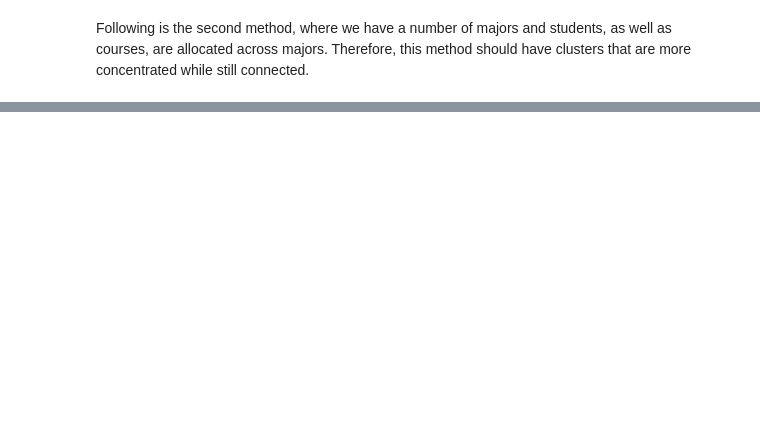
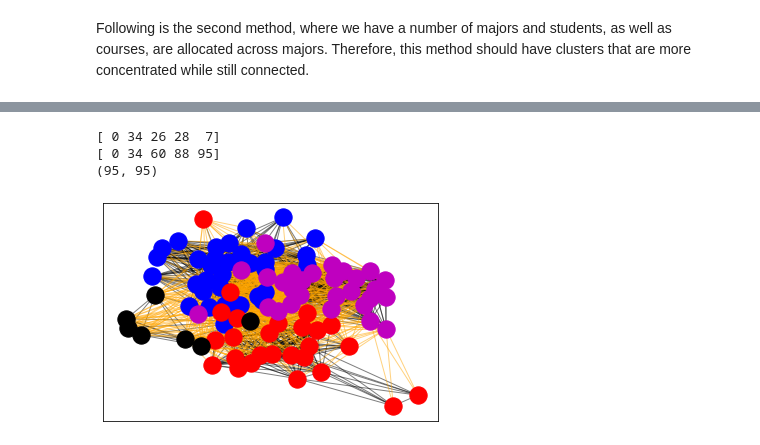
Before and after one commit to conlaw/OptimalDiseaseTesting, a Jupyter notebook: Simulating University Data.ipynb, the cells around one changed output, grey strips where cells are left out. Saved outputs shown, nothing was run; the diff lists cells and outputs as text; code cells hidden in the pictures; blank space fills up the shorter version.

```diff
--- a/Simulating University Data.ipynb
+++ b/Simulating University Data.ipynb
@@ -151,18 +264,0 @@ nx.draw(G2)
-# %%
-#plot A2, but exclude those are not connected to the rest of graph,
-excludeNode2=sum(A2)==0
-nodeLeft=sum(excludeNode2==False)
-A2exclude=A2
-A2exclude=np.delete(A2exclude,excludeNode2)
-A2exclude=np.delete(A2exclude,excludeNode2,1)
-
-G3=nx.Graph()
-G3.add_nodes_from([i for i in range(nodeLeft)])
-#nx.draw(G)
-for i in range(nodeLeft):
-    for j in range(i, nodeLeft):
-        if A2exclude[i,j]==1:
-            G3.add_edge(i,j)
-        else: continue
-
-nx.draw(G3)
@@ -171,0 +265,61 @@ AxisError: axis 1 is out of bounds for array of dimension 1
+# %%
+#plot A2, but exclude those are not connected to the rest of graph,
+excludeNode2=sum(A2)==0
+excludeNodeIndex2=np.where(excludeNode2)[0]
+#print(excludeNodeIndex2)
+excludeMSmajor2=np.delete(MSmajor,excludeNodeIndex2)
+excludeMScounter=Counter(excludeMSmajor2)
+excludeMS=[0]
+for i in range(M):
+    excludeMS=np.append(excludeMS,[excludeMScounter[i]],0)
+print(excludeMS)
+excludeMScumsum=np.cumsum(excludeMS)
+print(excludeMScumsum)
+
+
+nodeLeft2=sum(excludeNode2==False)
+if nodeLeft2<N:
+    A2exclude=np.reshape(A2,(N,N))
+    A2exclude=np.delete(A2exclude,excludeNodeIndex2,0)
+    A2exclude=np.delete(A2exclude,excludeNodeIndex2,1)
+    #print(A2exclude)
+    print(A2exclude.shape)
+
+    G2v2=nx.Graph()
+    G2v2.add_nodes_from([i for i in range(nodeLeft2)])
+
+    G2v2edgeSame=np.empty((0,2))
+    G2v2edgeDiff=np.empty((0,2))
+    for i in range(nodeLeft2):
+        major1=excludeMSmajor2[i]
+        for j in range(i, nodeLeft2):
+            major2=excludeMSmajor2[j]
+            if A2exclude[i,j]==1:
+                G2v2.add_edge(i,j)
+                if major1==major2: #same major, color coded edge
+                    G2v2edgeSame=np.append(G2v2edgeSame,np.array([[i,j]]),0)
+                else:
+                    G2v2edgeDiff=np.append(G2v2edgeDiff,np.array([[i,j]]),0)
+                    #print(G2edgeDiff)
+
+            else: continue
+
+    #nx.draw(G2v2)
+
+    pos2v2 = nx.spring_layout(G2v2)  # positions for all nodes
+    #colorVector=['b','r','m','k','g','brown','orange','cyan'] #create a long vector to accomodate more major selection
+    #print(colorVector)
+
+
+    for j in range(M):
+        nx.draw_networkx_nodes(G2v2, pos2v2, nodelist=range(excludeMScumsum[j],excludeMScumsum[j+1]), node_color=colorVector[j])
+        #nx.draw_networkx_nodes(G, pos, nodelist=[4, 5, 6, 7], node_color="b", **options)
+
+
+    nx.draw_networkx_edges(G2v2, pos2v2, edgelist=G2v2edgeSame.tolist(),width=1.0, alpha=0.5,edge_color='black')
+    nx.draw_networkx_edges(G2v2, pos2v2, edgelist=G2v2edgeDiff.tolist(),width=1.0, alpha=0.5,edge_color='orange')
+# %% [output]
+[ 0 34 26 28  7]
+[ 0 34 60 88 95]
+(95, 95)
+[figure, added]
```
Also changed, not shown: parts of 15 cells of this notebook.
